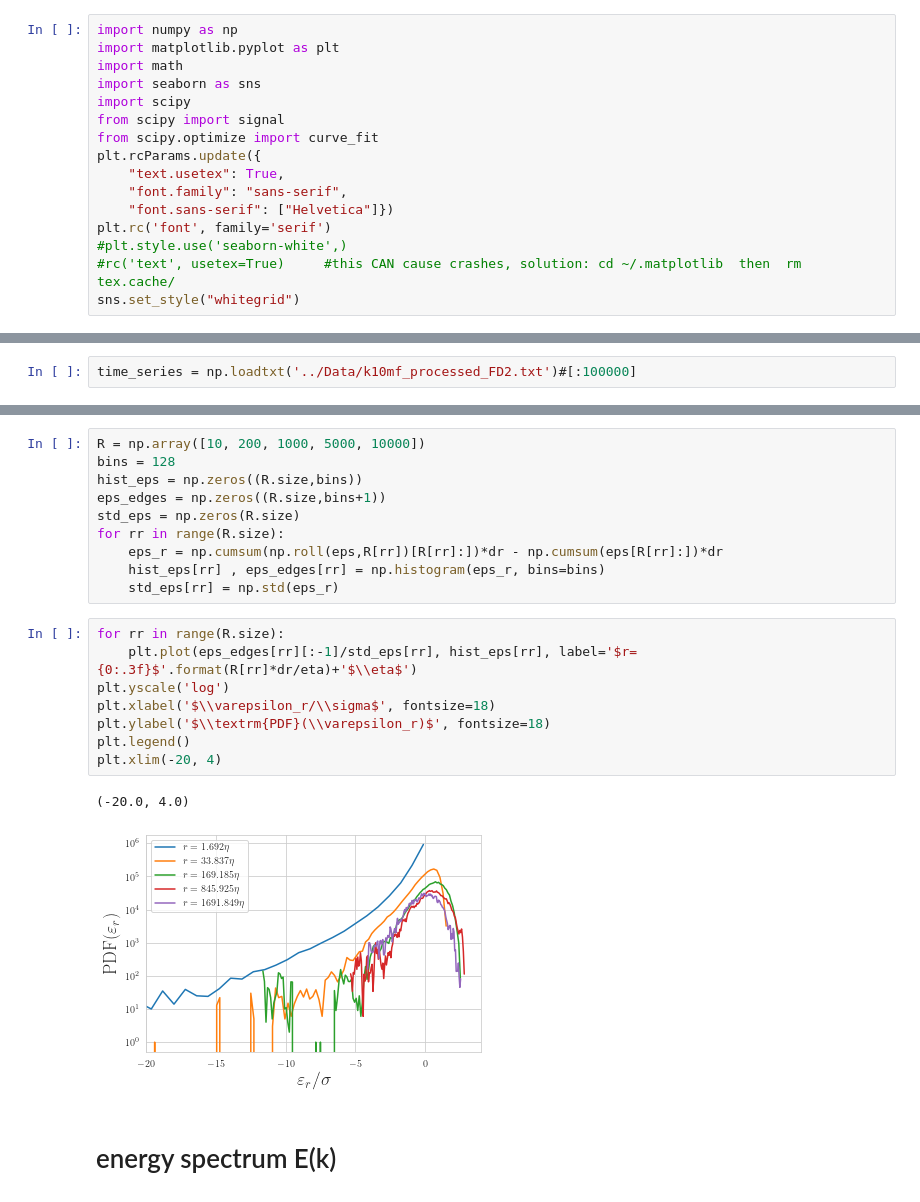
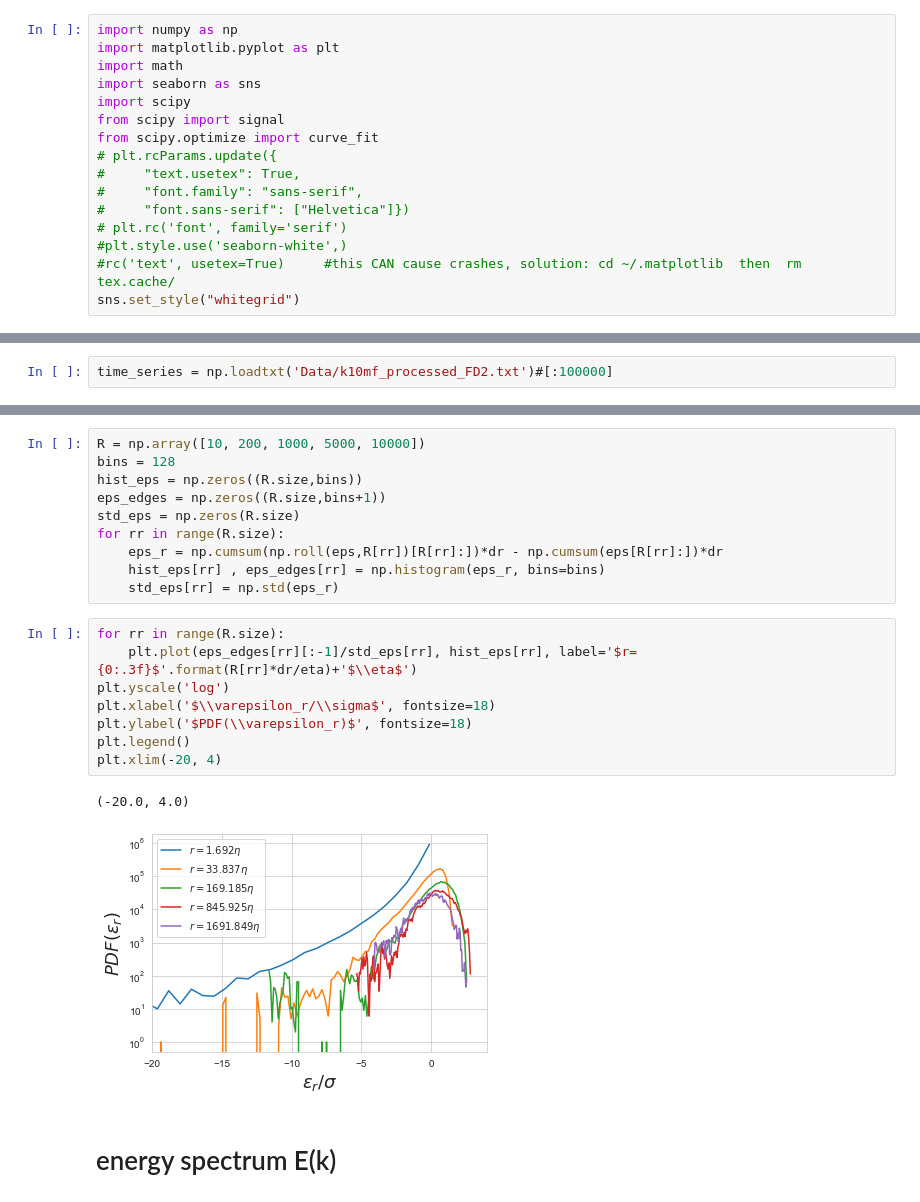
Before and after one commit to T1mors/Fluiddynamik, a Jupyter notebook: turb_time_series_analysis.ipynb, the cells around one changed output, grey strips where cells are left out. Cells and saved outputs as stored; diff of their text form.

```diff
--- a/turb_time_series_analysis.ipynb
+++ b/turb_time_series_analysis.ipynb
@@ -6,11 +6,11 @@ import seaborn as sns
 import scipy
 from scipy import signal
 from scipy.optimize import curve_fit
-plt.rcParams.update({
-    "text.usetex": True,
-    "font.family": "sans-serif",
-    "font.sans-serif": ["Helvetica"]})
-plt.rc('font', family='serif')
+# plt.rcParams.update({
+#     "text.usetex": True,
+#     "font.family": "sans-serif",
+#     "font.sans-serif": ["Helvetica"]})
+# plt.rc('font', family='serif')
 #plt.style.use('seaborn-white',)
 #rc('text', usetex=True)     #this CAN cause crashes, solution: cd ~/.matplotlib  then  rm tex.cache/
 sns.set_style("whitegrid")
@@ -20,4 +20,4 @@ def exp_fit(r, L, a,b):
 # %% [markdown]
 # Read data and plot an extract of the data
 # %%
-time_series = np.loadtxt('../Data/k10mf_processed_FD2.txt')#[:100000]
+time_series = np.loadtxt('Data/k10mf_processed_FD2.txt')#[:100000]
@@ -245,14 +249,14 @@ for rr in range(R.size):
 # %%
 for rr in range(R.size):
     plt.plot(eps_edges[rr][:-1]/std_eps[rr], hist_eps[rr], label='$r= {0:.3f}$'.format(R[rr]*dr/eta)+'$\\eta$')
 plt.yscale('log')
 plt.xlabel('$\\varepsilon_r/\\sigma$', fontsize=18)
-plt.ylabel('$\\textrm{PDF}(\\varepsilon_r)$', fontsize=18)
+plt.ylabel('$PDF(\\varepsilon_r)$', fontsize=18)
 plt.legend()
 plt.xlim(-20, 4)
 # %% [output]
 (-20.0, 4.0)
-[figure, old version]
+[figure, new version]
 # %% [markdown]
 # energy spectrum E(k)
 # %%
```
Also changed, not shown: parts of 11 cells of this notebook, 23 other files.
